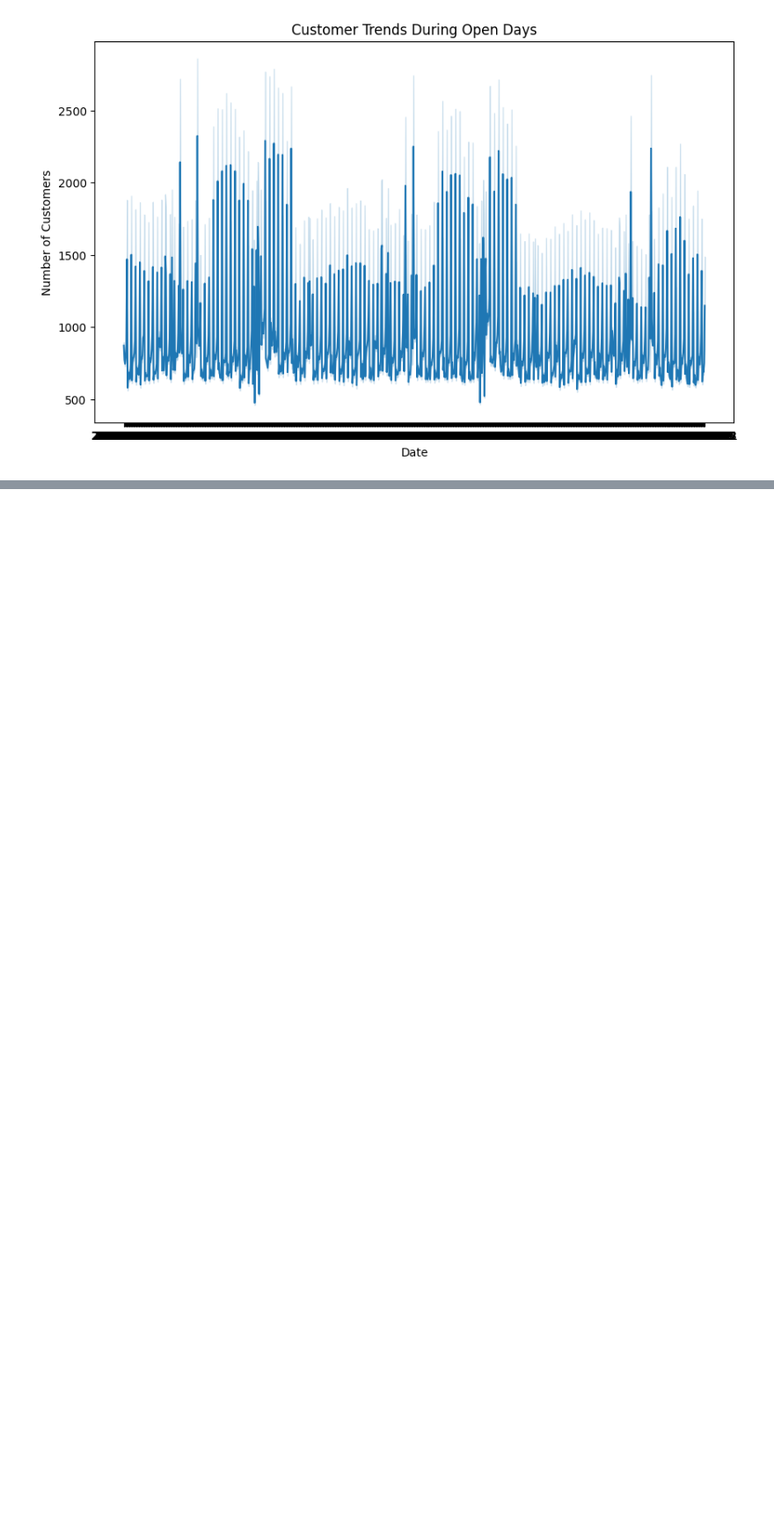
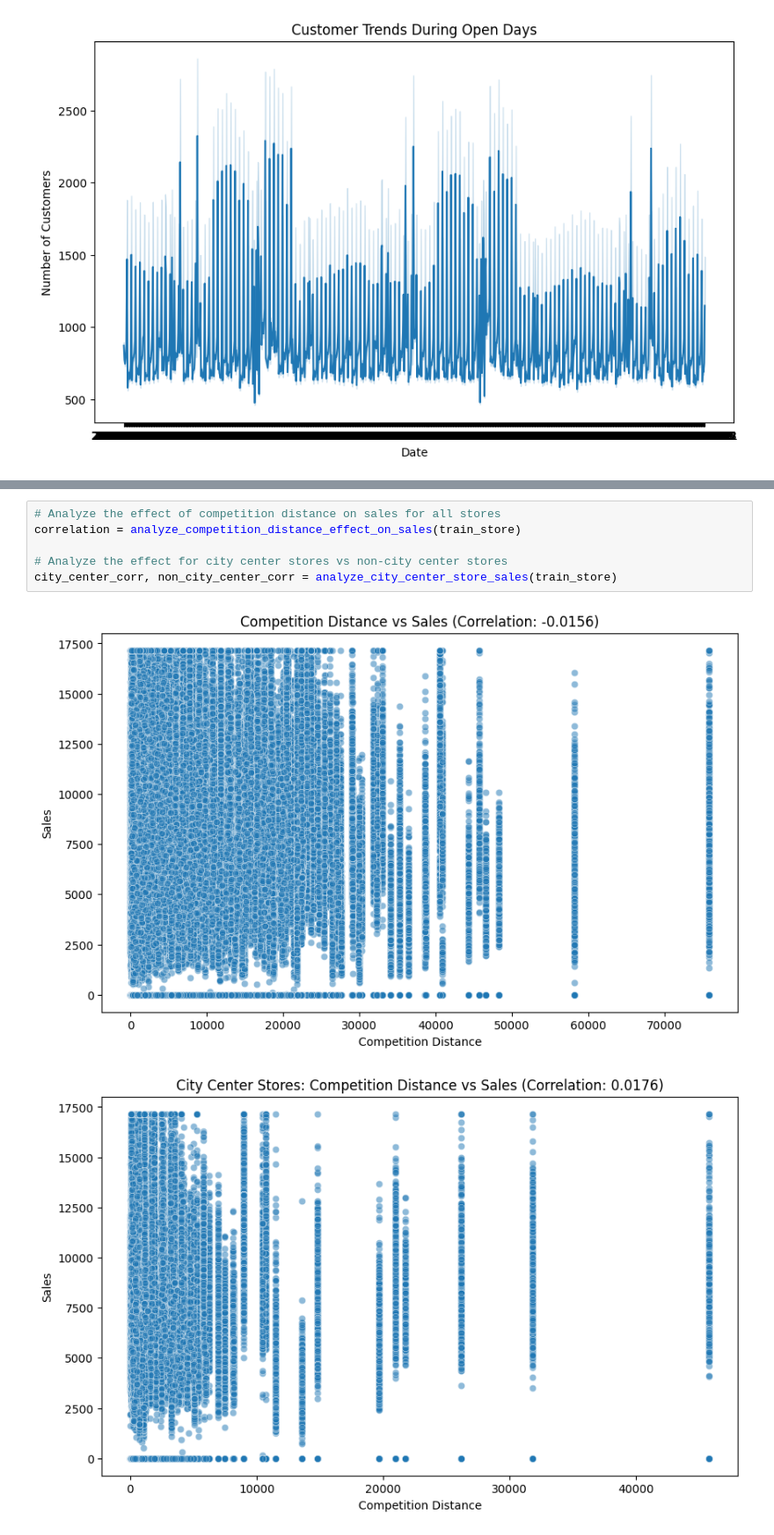
Before and after one commit to kidus888/Pharmaceutical_store_sales, a Jupyter notebook: notebooks/eda_notebook.ipynb, the cells around one changed output, grey strips where cells are left out. Shown at 88% size. Drawn from its saved outputs; the diff is of its cells as text; blank space fills up the shorter version.

```diff
--- a/notebooks/eda_notebook.ipynb
+++ b/notebooks/eda_notebook.ipynb
@@ -70,0 +115,9 @@ Passing `palette` without assigning `hue` is deprecated and will be removed in v
+# %%
+# Analyze the effect of competition distance on sales for all stores
+correlation = analyze_competition_distance_effect_on_sales(train_store)
+
+# Analyze the effect for city center stores vs non-city center stores
+city_center_corr, non_city_center_corr = analyze_city_center_store_sales(train_store)
+# %% [output]
+[figure, added]
+[figure, added]
```
Also changed, not shown: parts of 6 cells of this notebook, 3 other files.
